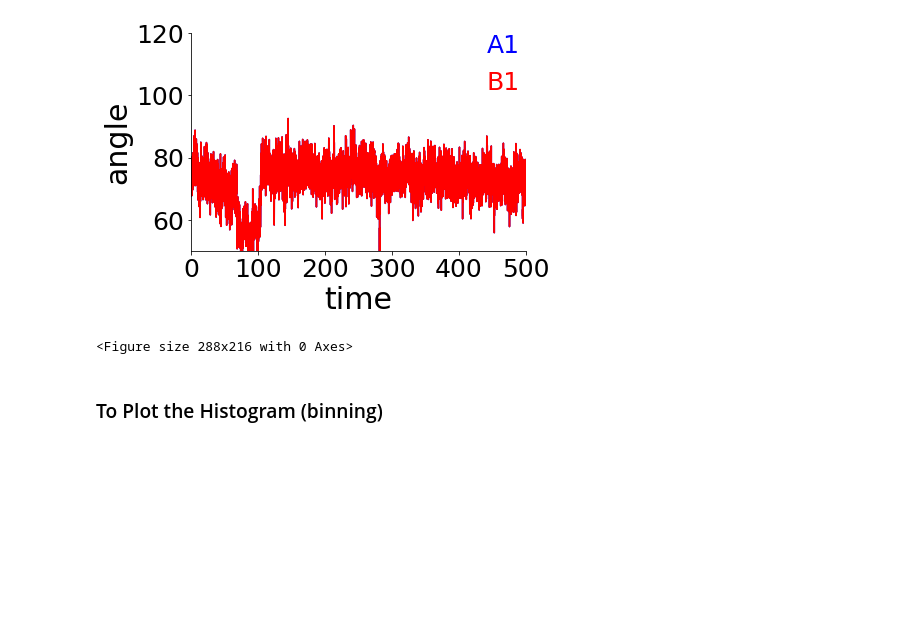
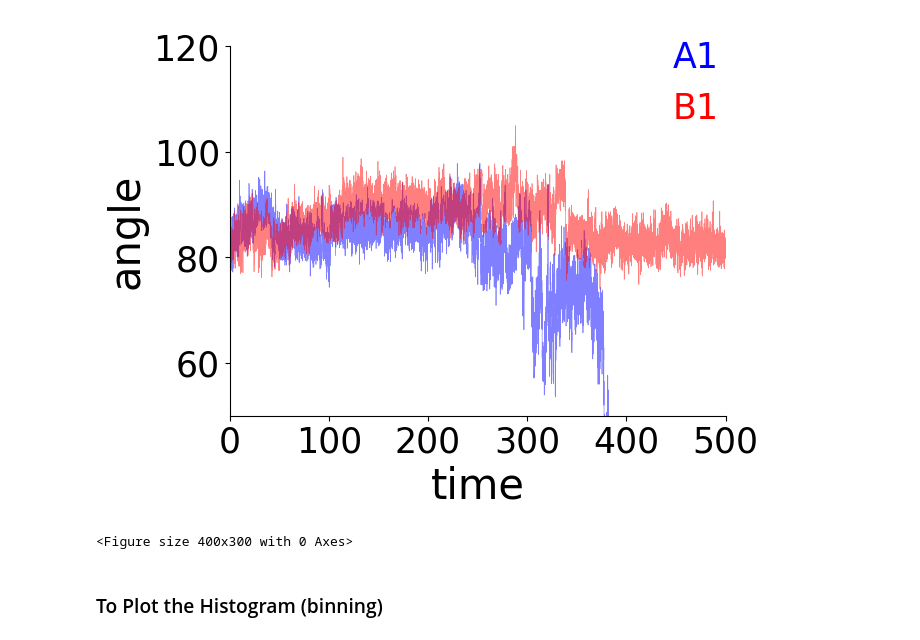
Before and after one commit to shub-bioinfo/Python, a Jupyter notebook: lineplots.ipynb, the cells around one changed output. Drawn from its saved outputs; the diff is of its cells as text; code cells hidden in the pictures; blank space fills up the shorter version.

```diff
--- a/lineplots.ipynb
+++ b/lineplots.ipynb
@@ -4,46 +4,46 @@ from scipy.stats import norm
 import matplotlib.pyplot as plt
 import  matplotlib
 # %%
-a, b=np.loadtxt('angleApoC1.xvg', comments=['#', '@'], unpack=True)
-c, d=np.loadtxt('angleApoC1.xvg', comments=['#', '@'], unpack=True)
+a, b=np.loadtxt('angleEvonA25.xvg', comments=['#', '@'], unpack=True)
+c, d=np.loadtxt('angleEvonA15.xvg', comments=['#', '@'], unpack=True)
 
-plt.plot(a/1000, b, "-b", label="A1" )
-plt.plot(c/1000, d, "-r", label="B1" )
+plt.plot(a/1000, b, "-b", label="A1", linewidth=0.5, alpha=0.5 )
+plt.plot(c/1000, d, "-r", label="B1", linewidth=0.5, alpha=0.5 )
 
 
 #plt.plot(b, stats.norm.pdf(70, 12, 100), density=True)
 #plt.plot(120, bins=100, normed=1, "-b", label="A1", alpha=0.5 )
 
 
 plt.xlabel('time', fontsize=30)                      #xlabel
 plt.ylabel('angle', fontsize=30)                     #ylabel
 
 plt.xlim(0, 500)                                    #xrange
 plt.ylim(50, 120)                                   #yrange
 
 plt.yticks(np.arange(60, 121, 20), fontsize=25)        #ticks
 plt.xticks(np.arange(0,501,100), fontsize=25)
 
 axs=plt.gca()
 # Hide the right and top spines
 axs.spines['right'].set_visible(False)
 axs.spines['top'].set_visible(False)
 
 # Only show ticks on the left and bottom spines
 axs.yaxis.set_ticks_position('left')
 axs.xaxis.set_ticks_position('bottom')
 
 #labelcolor available >3.4 version of matplotlib
 #bbox(x, y, width, height)
 #axs.legend(loc='upper right', handlelength=0, handletextpad=0, frameon=False, labelcolor='linecolor', fontsize=25)
 axs.legend(loc='best', bbox_to_anchor=(0.6, 0.55, 0.45, 0.55), handlelength=0, handletextpad=0, frameon=False, labelcolor='linecolor', fontsize=25)
 
 plt.figure(figsize=[4,3])
 #To remove the whitespace
 plt.savefig('saved_figure-50pi.png', dpi = 300, bbox_inches='tight',pad_inches = 0)
 # %% [output]
-[figure, old version]
+[figure, new version]
-<Figure size 288x216 with 0 Axes>
+<Figure size 400x300 with 0 Axes>
 # %% [markdown]
 ### To Plot the Histogram (binning)
 # %%
```
Also changed, not shown: parts of 1 cell of this notebook.
